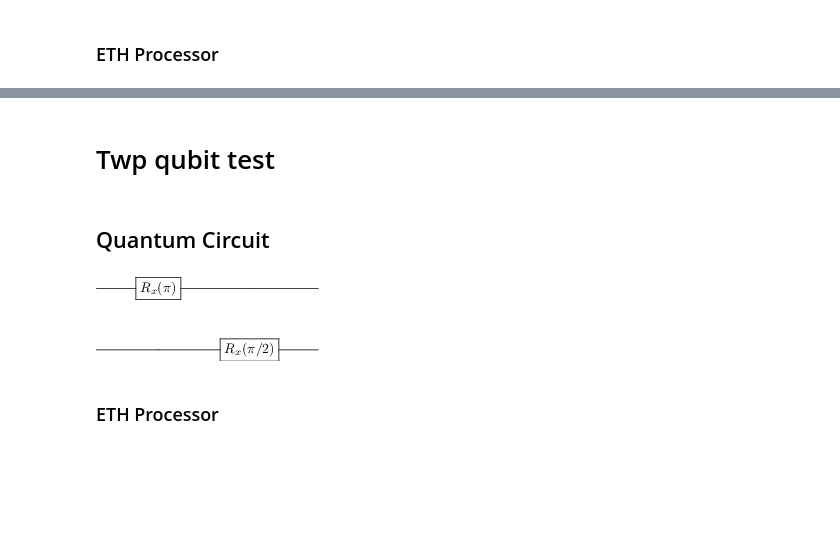
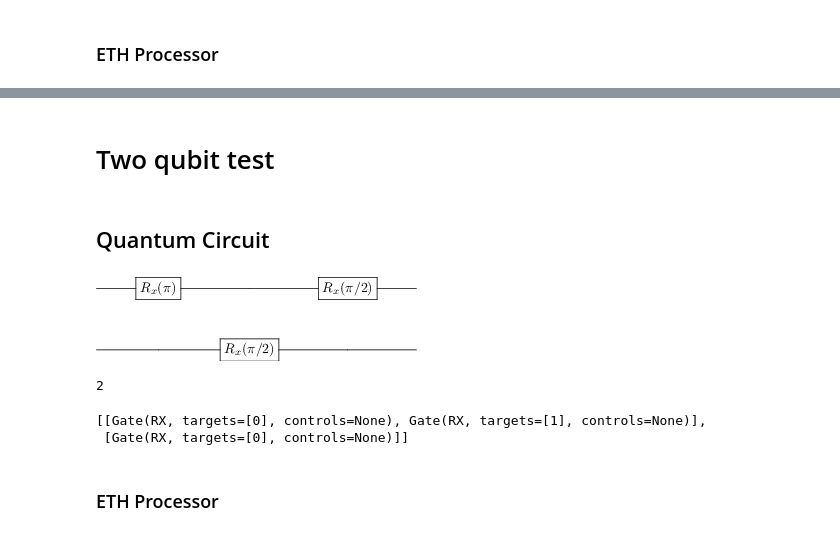
Before and after one commit to ingstra/ETH, a Jupyter notebook: Testing.ipynb, the cells around one changed output, grey strips where cells are left out. Saved outputs shown, nothing was run; the diff lists cells and outputs as text; code cells hidden in the pictures; blank space fills up the shorter version.

```diff
--- a/Testing.ipynb
+++ b/Testing.ipynb
@@ -62,25 +79,29 @@ shape self.coeff_list (2, 297)
 # %% [markdown]
-# Twp qubit test
+# Two qubit test
 # %% [markdown]
 ## Quantum Circuit
 # %%
 # Number of qubits in the system
 N = 2
 
-# Input state
-input_states = ["0"]*N
-
-# A list of integers for the dimension of each composite system.
-dims = [3]*N
-
 # Representation of a quantum program/algorithm, maintaining a sequence of gates.
-qc = QubitCircuit(N = N, input_states = input_states, dims = dims, reverse_states = False)
+qc = QubitCircuit(N = N, reverse_states = False)
 
 qc.add_gate("RX", 0, None, np.pi, r"\pi")
 qc.add_gate("RX", 1, None, np.pi/2, r"\pi/2")
+qc.add_gate("RX", 0, None, np.pi/2, r"\pi/2")
 qc.png
 # %% [output]
-[figure, old version]
+[figure, new version]
+# %%
+qc.depth()
+# %% [output]
+2
+# %%
+qc.layers()
+# %% [output]
+[[Gate(RX, targets=[0], controls=None), Gate(RX, targets=[1], controls=None)],
+ [Gate(RX, targets=[0], controls=None)]]
 # %% [markdown]
 ### ETH Processor
 # %%
```
Also changed, not shown: parts of 20 cells of this notebook, 2 other files.
